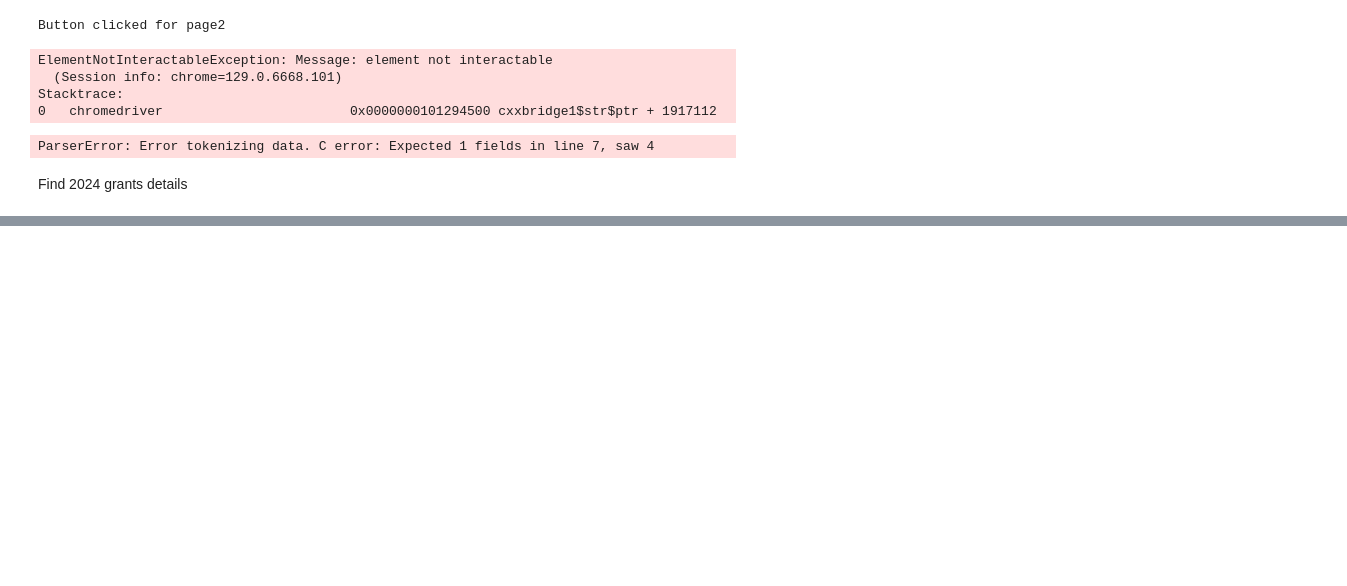
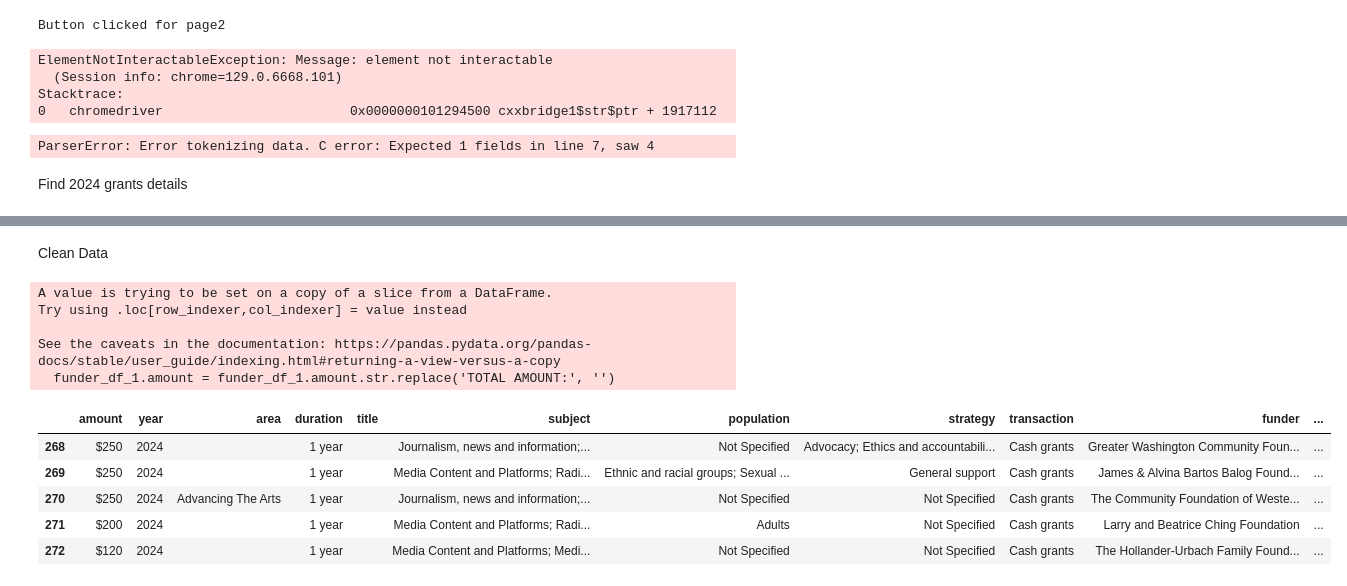
Before and after one commit to yanansun0074/donor, a Jupyter notebook: foundation_map.ipynb, the cells around one changed output, grey strips where cells are left out. Drawn from its saved outputs; the diff is of its cells as text; code cells hidden in the pictures; blank space fills up the shorter version.

Commit message:
scrape 2024 grants

```diff
--- a/foundation_map.ipynb
+++ b/foundation_map.ipynb
@@ -443,15 +438,24 @@ len(area_2)
 # %%
-page_1 = {"amount":amount,
+import pandas as pd
+
+funder = {"amount":amount,
             "year": year,
-            "area": area_2,
+            "area": area,
             "duration": duration,
             "title": title,
             "subject": subject,
             "population": population,
             "strategy": strategy,
-            "transaction": transaction
+            "transaction": transaction,
+            "funder": funder,
+            "funder_addr": funder_addr,
+            "recipient": recipient,
+            "recipient_addr": recipient_addr,
+            "description": desc,
+            "source": source
+
 }
 
-page_1_df = pd.DataFrame(data= page_1)
-page_1_df.head()
+funder_df = pd.DataFrame(data= funder)
+funder_df.head()
 # %% [output]
@@ -464 +468,36 @@ page_1_df.head()
+# %% [markdown]
+Clean Data
+# %%
+# Drop duplicates
+funder_df_1 = funder_df.drop_duplicates(keep="first")
+len(funder_df_1)
+
+# Clean text
+funder_df_1.amount = funder_df_1.amount.str.replace('TOTAL AMOUNT:', '')
+funder_df_1.year = funder_df_1.year.str.replace('FISCAL YEAR:', '')
+funder_df_1.area = funder_df_1.area.str.replace('PROGRAM AREA:', '')
+funder_df_1.duration = funder_df_1.duration.str.replace('GRANT DURATION:', '')
+funder_df_1.title = funder_df_1.title.str.replace('GRANT TITLE:', '')
+funder_df_1.subject = funder_df_1.subject.str.replace('SUBJECT:', '')
+funder_df_1.population = funder_df_1.population.str.replace('POPULATION SERVED: ', '')
+funder_df_1.strategy = funder_df_1.strategy.str.replace('SUPPORT STRATEGY:', '')
+funder_df_1.transaction = funder_df_1.transaction.str.replace('TRANSACTION TYPE: ', '')
+
+# Remove space
+funder_df_1 = funder_df_1.applymap(lambda x: x.strip() if isinstance(x, str) else x)
+# %% [output]
+A value is trying to be set on a copy of a slice from a DataFrame.
+Try using .loc[row_indexer,col_indexer] = value instead
+
+See the caveats in the documentation: https://pandas.pydata.org/pandas-docs/stable/user_guide/indexing.html#returning-a-view-versus-a-copy
+  funder_df_1.amount = funder_df_1.amount.str.replace('TOTAL AMOUNT:', '')
+# %%
+funder_df_1.tail()
+# %% [output]
+|  | amount | year | area | duration | title | subject | population | strategy | transaction | funder | ... |
+| 268 | $250 | 2024 |  | 1 year |  | Journalism, news and information;... | Not Specified | Advocacy; Ethics and accountabili... | Cash grants | Greater Washington Community Foun... | ... |
+| 269 | $250 | 2024 |  | 1 year |  | Media Content and Platforms; Radi... | Ethnic and racial groups; Sexual ... | General support | Cash grants | James & Alvina Bartos Balog Found... | ... |
+| 270 | $250 | 2024 | Advancing The Arts | 1 year |  | Journalism, news and information;... | Not Specified | Not Specified | Cash grants | The Community Foundation of Weste... | ... |
+| 271 | $200 | 2024 |  | 1 year |  | Media Content and Platforms; Radi... | Adults | Not Specified | Cash grants | Larry and Beatrice Ching Foundation | ... |
+| 272 | $120 | 2024 |  | 1 year |  | Media Content and Platforms; Medi... | Not Specified | Not Specified | Cash grants | The Hollander-Urbach Family Found... | ... |
 # %%
```
Also changed, not shown: parts of 5 cells of this notebook, 1 other file.
